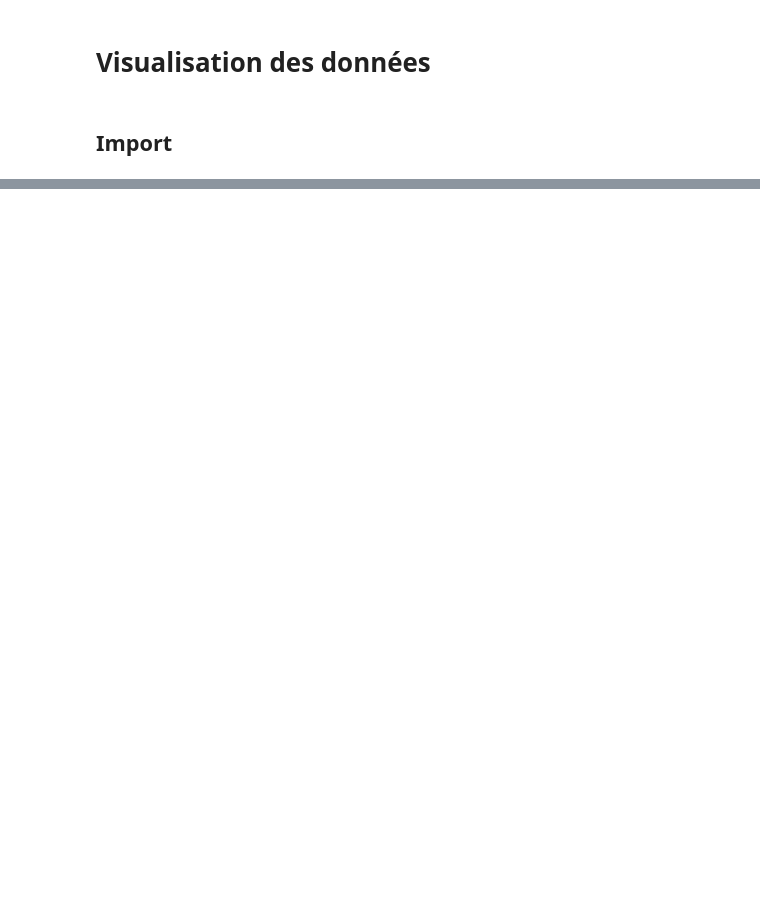
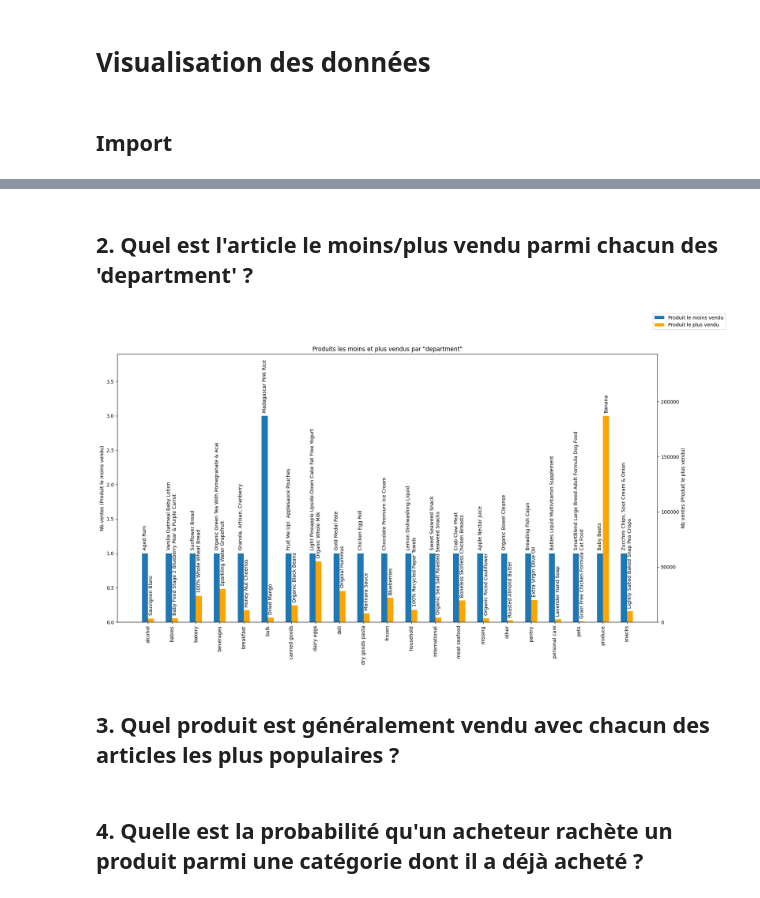
Before and after one commit to jarodpg/NextBuy, a Jupyter notebook: nextbuy_visualisation.ipynb, the cells around one changed output, grey strips where cells are left out. Drawn from its saved outputs; the diff is of its cells as text; code cells hidden in the pictures; blank space fills up the shorter version.

Commit message:
[+]Orga visualisation & Graph Q2

```diff
--- a/nextbuy_visualisation.ipynb
+++ b/nextbuy_visualisation.ipynb
@@ -11,0 +46,47 @@ import numpy as np
+# %% [markdown]
+## 2. Quel est l'article le moins/plus vendu parmi chacun des 'department' ?
+# %%
+df = pd.read_csv("datasets-cleaned/df_order_products_clean.csv")
+grouped_df = df.groupby(["department", "product_name"])["product_name"].count().reset_index(name='Nb de vente').sort_values(["Nb de vente"], ascending=False)
+grouped_df1 = grouped_df.groupby(["department"]).first()
+grouped_df2 = grouped_df.groupby(["department"]).last()
+
+departments = grouped_df1.index.to_list()
+
+most_sells = grouped_df1["product_name"].to_list()
+most_nb_sells = grouped_df1["Nb de vente"].to_list()
+
+less_sells = grouped_df2["product_name"].to_list()
+less_nb_sells = grouped_df2["Nb de vente"].to_list()
+
+fig, ax1 = plt.subplots(figsize=(20,10)) # crée une figure de taille 20 par 9 pouces et un axe X et Y
+ax1.margins(y=0.3) # met des marges à l'axe y pour ne pas que le texte sorte du cadre
+
+w, x = 1, np.arange(len(departments)) * 4 # w est la taille de chaque barre, x est un tableau contenant la position du milieu de chaque barre pour chaque 'department'
+
+bars1 = ax1.bar(x - w/2, less_nb_sells, w, label="Produit le moins vendu") # x - w/2 permet de décaler la barre vers la gauche par rapport à son centre
+ax1.set_ylabel("Nb ventes (Produit le moins vendu)")
+
+ax2 = ax1.twinx() # crée un second axe y partageant le même axe x que ax1
+ax2.margins(y=0.3) # met des marges à l'axe y pour ne pas que le texte sorte du cadre
+bars2 = ax2.bar(x + w/2, most_nb_sells, w, label="Produit le plus vendu", color="orange") # x + w/2 permet de décaler la barre vers la droite par rapport à son centre
+ax2.set_ylabel("Nb ventes (Produit le plus vendu)")
+
+ax1.set_xticks(x) # place les petits traits sur l'axe x
+ax1.set_xticklabels(departments, rotation=90, fontsize=10) # place le nom des 'deparments' en dessous des petits traits sur l'axe x
+
+# affiche le texte au-dessus des barres
+ax1.bar_label(bars1, labels=less_sells, padding=6, rotation=90, fontsize=10)
+ax2.bar_label(bars2, labels=most_sells, padding=6, rotation=90, fontsize=10)
+
+plt.title('Produits les moins et plus vendus par "department"')
+
+fig.legend(loc="upper right")
+
+plt.show()
+# %% [output]
+[figure, added]
+# %% [markdown]
+## 3. Quel produit est généralement vendu avec chacun des articles les plus populaires ?
+# %% [markdown]
+## 4. Quelle est la probabilité qu'un acheteur rachète un produit parmi une catégorie dont il a déjà acheté ?
```
Also changed, not shown: parts of 26 cells of this notebook.
